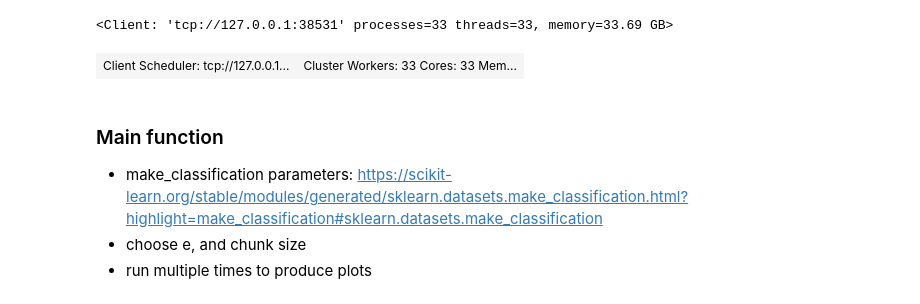
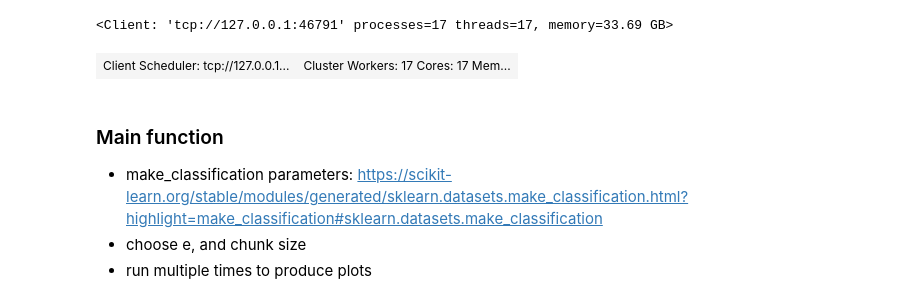
Before and after one commit to KampiotiSofia/svm, a Jupyter notebook: project/dask.ipynb, the cells around one changed output. Drawn from its saved outputs; the diff is of its cells as text; code cells hidden in the pictures.

Commit message:
good start

```diff
--- a/project/dask.ipynb
+++ b/project/dask.ipynb
@@ -1,18 +1,18 @@
 # %%
 from client import start_client
 import matplotlib.pyplot as plt
 import numpy as np
 import time
 from matplotlib.pyplot import figure
 from main_func import main,real_partial
 from plotting import plot, plot_workers
 from jupyterthemes import jtplot
 
-client,w=start_client(33)
+client,w=start_client(17)
 client
 # %% [output]
-<Client: 'tcp://127.0.0.1:38531' processes=33 threads=33, memory=33.69 GB>
+<Client: 'tcp://127.0.0.1:46791' processes=17 threads=17, memory=33.69 GB>
-| Client Scheduler: tcp://127.0.0.1... | Cluster Workers: 33 Cores: 33 Mem... |
+| Client Scheduler: tcp://127.0.0.1... | Cluster Workers: 17 Cores: 17 Mem... |
 # %% [markdown]
 ### Main function
 - make_classification parameters: https://scikit-learn.org/stable/modules/generated/sklearn.datasets.make_classification.html?highlight=make_classification#sklearn.datasets.make_classification
```
Also changed, not shown: parts of 1 cell of this notebook, 4 other files.
